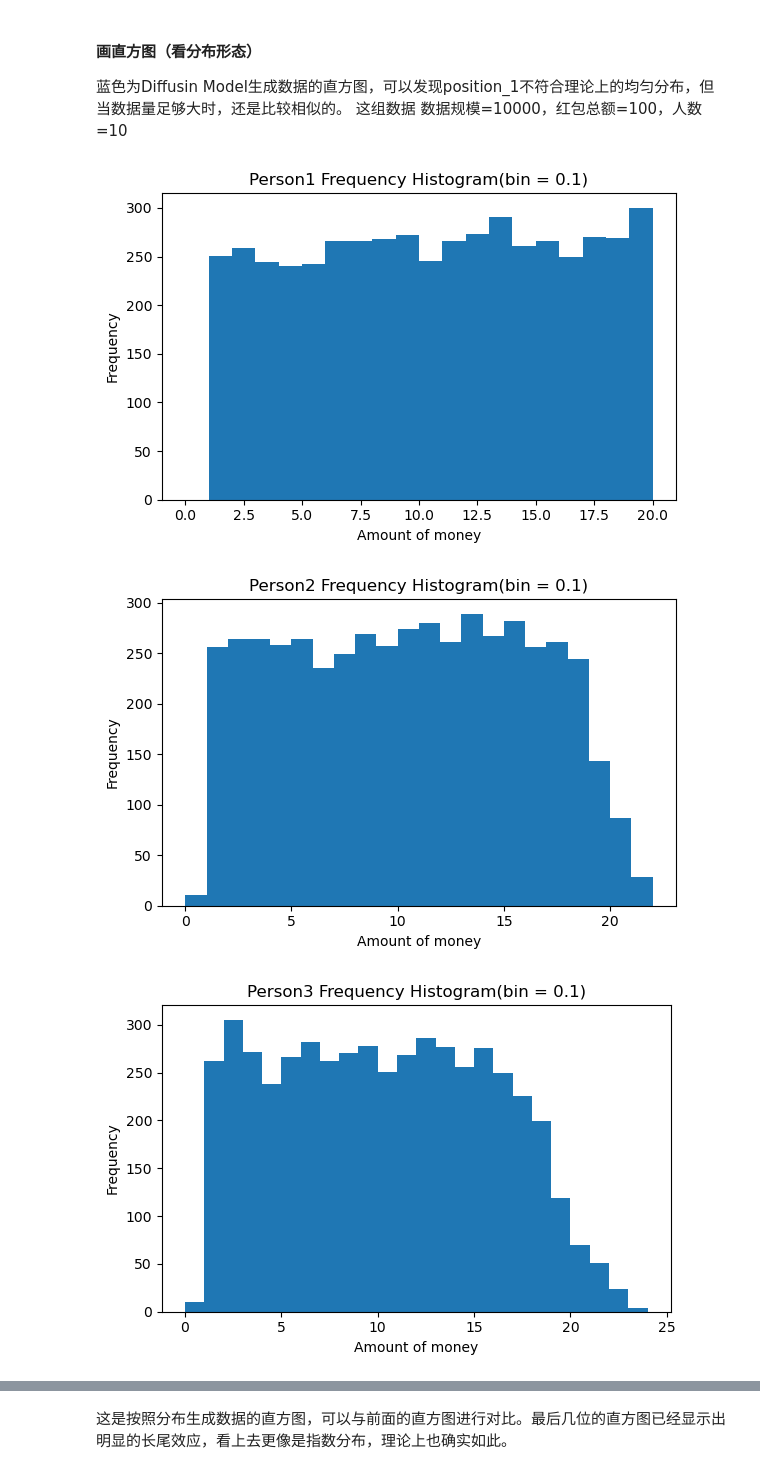
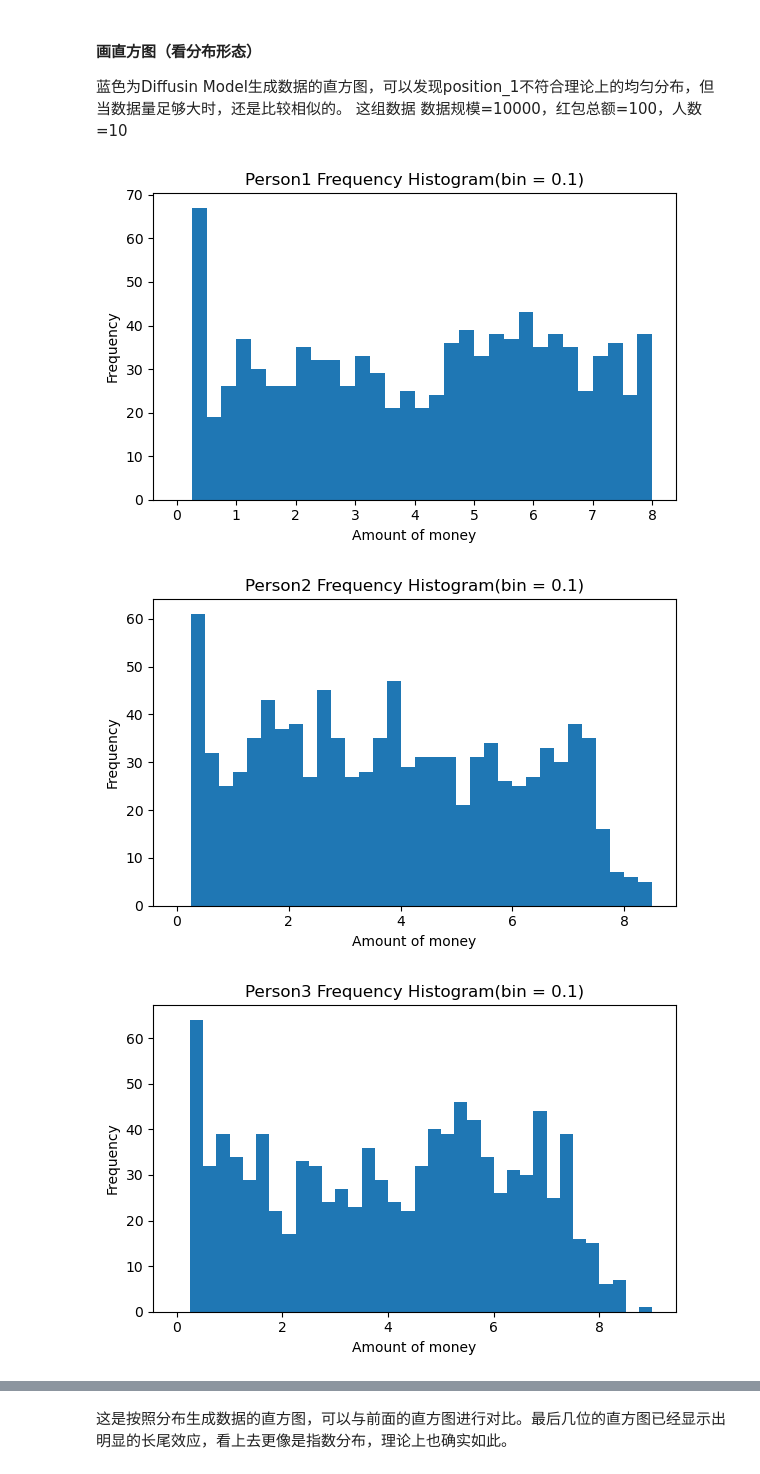
Before and after one commit to WjNaG2/SI140-RedEnvelope, a Jupyter notebook: vis.ipynb, the cells around one changed output, grey strips where cells are left out. Drawn from its saved outputs; the diff is of its cells as text; code cells hidden in the pictures.

```diff
--- a/vis.ipynb
+++ b/vis.ipynb
@@ -40,7 +40,7 @@ else:
                 # 计算最大可分配金额
                 max_possible_avg = min(avg_money * 2,
                                      remaining_money - (remaining_people - 1) * 0.01)
-                min_amount = max(0.01, 0.1*avg_money)
+                min_amount = 0.01
                 max_amount = max(max_possible_avg, min_amount)
 
                 # 如果是最后一个人，给他所有剩余的钱
@@ -50,6 +50,8 @@ else:
                     # 生成随机金额
                     money_get = random.uniform(min_amount, max_amount)
                     money_get = round(money_get, 2)
+                    if money_get < 0.1*avg_money:
+                        money_get = 0.1*avg_money
 
                 envelopes.append(money_get)
                 remaining_money -= money_get
@@ -219,7 +226,7 @@ plt.show()
 这组数据 数据规模=10000，红包总额=100，人数=10
 # %%
 # 4. 直方图区间宽度
-bin_width = 1
+bin_width = 0.25
 
 # 用于保存所有位次的频数统计结果
 hist_tables = {}
@@ -232,33 +239,33 @@ for col in pos_cols:
     bins = np.arange(0, max_val + bin_width, bin_width)
 
     # 计算直方图频数
     counts, edges = np.histogram(values, bins=bins)
 
     # 记录频数表
     hist_df = pd.DataFrame({
         "bin_left": edges[:-1],
         "bin_right": edges[1:],
         "count": counts
     })
     hist_tables[col] = hist_df
 
     # 绘制直方图
     plt.figure(figsize=(6, 4))
     plt.hist(values, bins=bins)
     plt.xlabel("Amount of money")
     plt.ylabel("Frequency")
     plt.title(f"{col} Frequency Histogram(bin = 0.1)")
     plt.tight_layout()
     plt.show()
 
 # 5. 合并所有位次的频数统计（方便统一分析）
 all_hist_table = pd.concat(
     hist_tables,
     names=["position", "index"]
 )
 
 print(all_hist_table.head())
 # %% [output]
-[figure, old version]
+[figure, new version]
-[figure, old version]
+[figure, new version]
-[figure, old version]
+[figure, new version]
```
Also changed, not shown: parts of 3 cells of this notebook.
